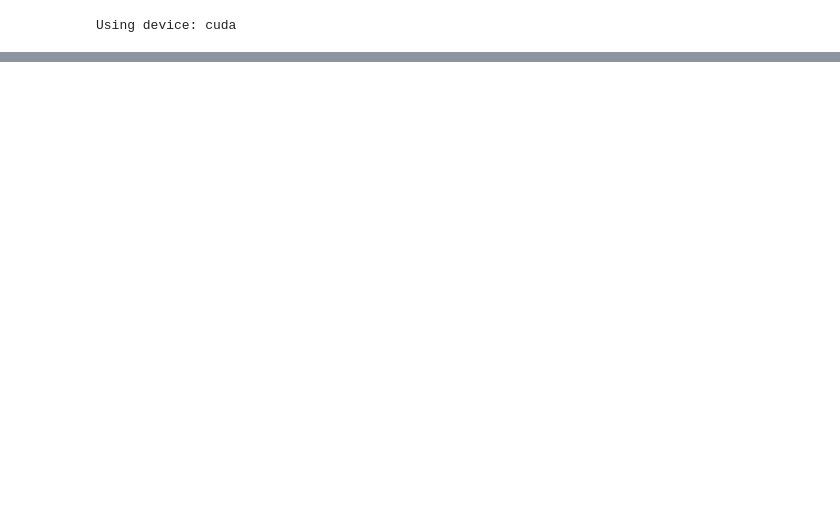
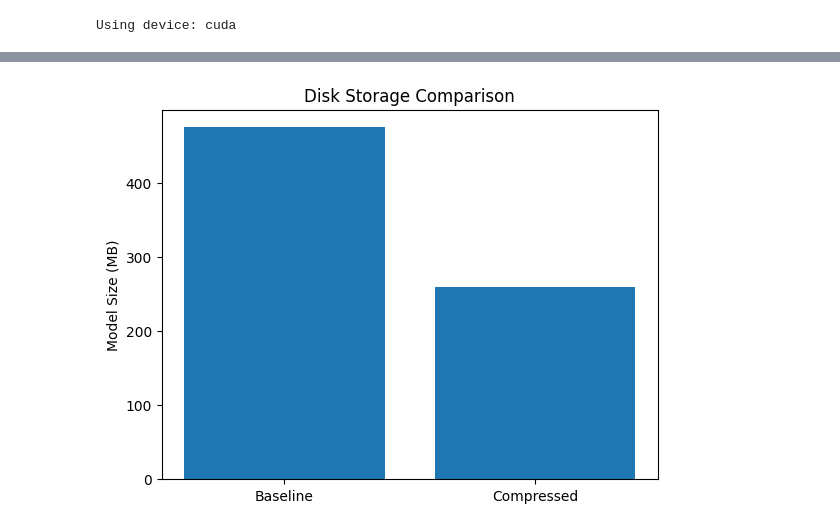
Before and after one commit to Mahakisore7/D11-MFC4-LLM-Compression-using-Krony-PT, a Jupyter notebook: Jupyter/Comparisons.ipynb, the cells around one changed output, grey strips where cells are left out. Drawn from its saved outputs; the diff is of its cells as text; code cells hidden in the pictures; blank space fills up the shorter version.

Commit message:
Added visualizations.

```diff
--- a/Jupyter/Comparisons.ipynb
+++ b/Jupyter/Comparisons.ipynb
@@ -37,0 +200,12 @@ NameError: name 'rank2_model' is not defined
+# %%
+baseline_params = 124439808
+compressed_params = 67928832
+
+baseline_size = 474.753586769104
+compressed_size = 259.18871784210205
+
+baseline_latency = 10.215764045715332
+compressed_latency = 11.470017433166504
+
+baseline_tps = 406.50516187308347
+compressed_tps = 466.0969598101076
@@ -37,0 +222,10 @@ NameError: name 'rank2_model' is not defined
+# %%
+plt.figure()
+plt.bar(["Baseline", "Compressed"],
+        [baseline_size, compressed_size])
+
+plt.ylabel("Model Size (MB)")
+plt.title("Disk Storage Comparison")
+plt.show()
+# %% [output]
+[figure, added]
```
Also changed, not shown: parts of 21 cells of this notebook, 1 other file.
